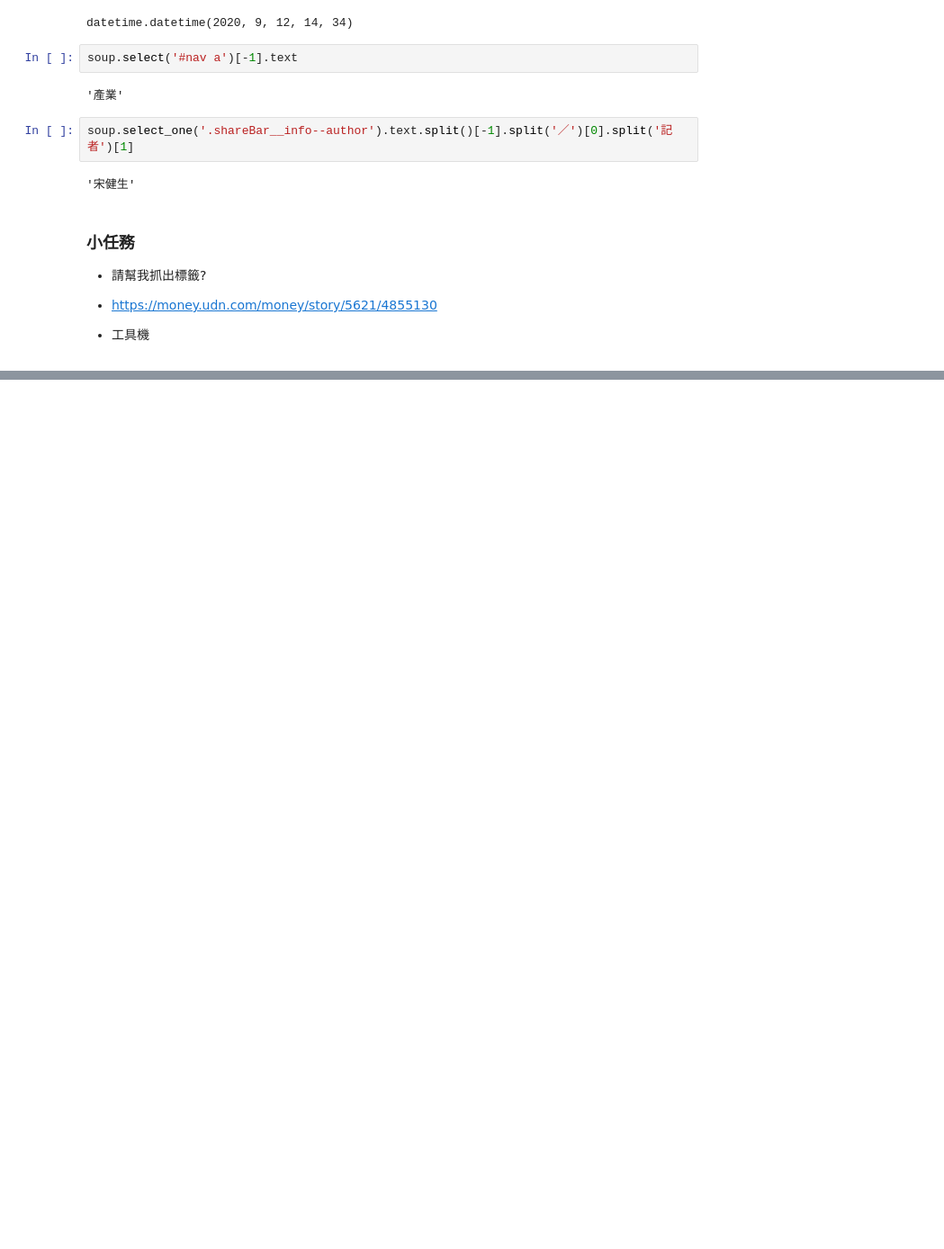
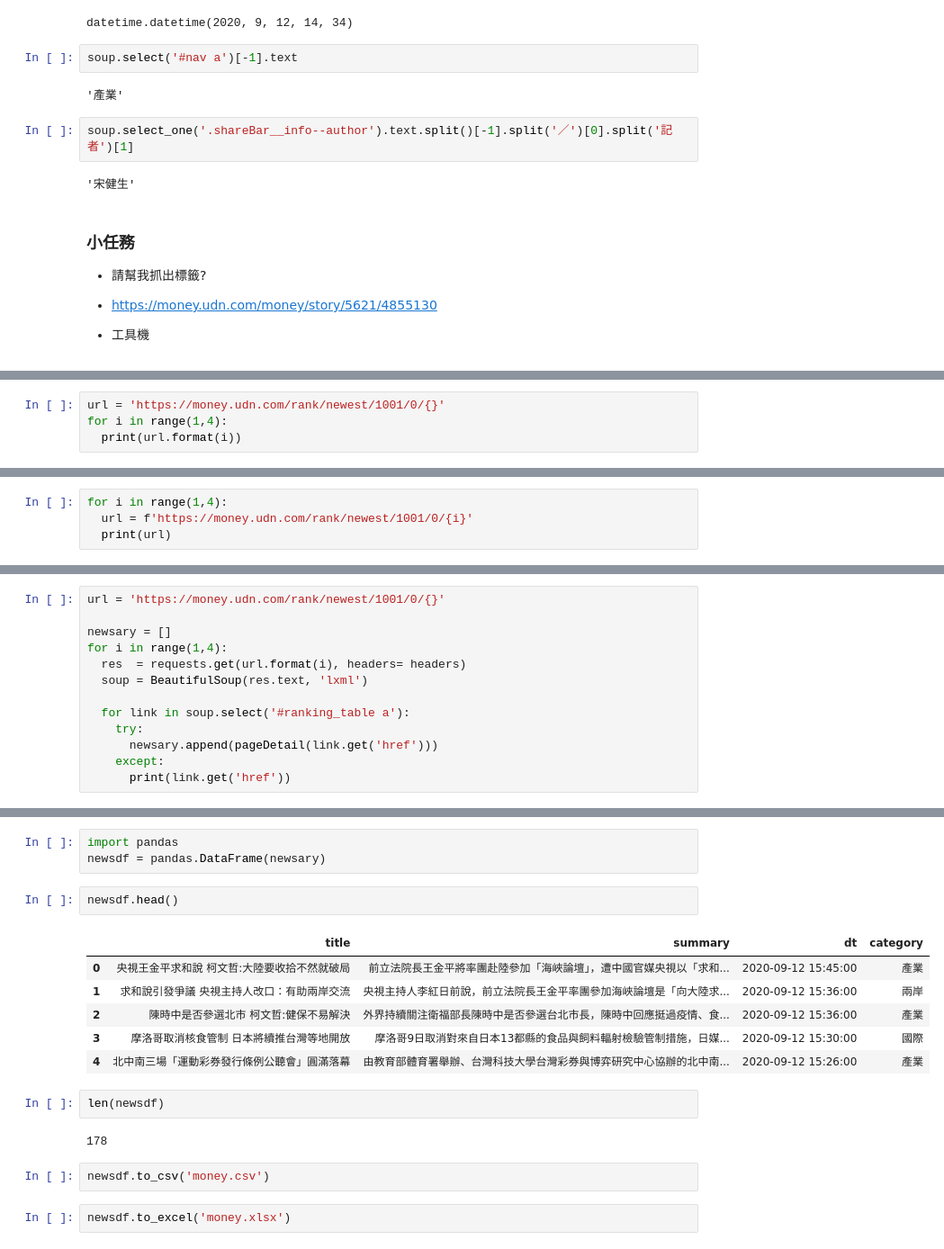
Before and after one commit to ywchiu/tibamepy, a Jupyter notebook: Demo20200912.ipynb, the cells around one changed output, grey strips where cells are left out. Shown at 90% size. Drawn from its saved outputs; the diff is of its cells as text; blank space fills up the shorter version.

```diff
--- a/Demo20200912.ipynb
+++ b/Demo20200912.ipynb
@@ -573,0 +627,4 @@ soup.select_one('.shareBar__info--author').text.split()[-1].split('／')[0].spli
+# %%
+url = 'https://money.udn.com/rank/newest/1001/0/{}'
+for i in range(1,4):
+  print(url.format(i))
@@ -573,0 +635,4 @@ soup.select_one('.shareBar__info--author').text.split()[-1].split('／')[0].spli
+# %%
+for i in range(1,4):
+  url = f'https://money.udn.com/rank/newest/1001/0/{i}'
+  print(url)
@@ -573,0 +643,13 @@ soup.select_one('.shareBar__info--author').text.split()[-1].split('／')[0].spli
+# %%
+url = 'https://money.udn.com/rank/newest/1001/0/{}'
+
+newsary = []
+for i in range(1,4):
+  res  = requests.get(url.format(i), headers= headers)
+  soup = BeautifulSoup(res.text, 'lxml')
+
+  for link in soup.select('#ranking_table a'):
+    try:
+      newsary.append(pageDetail(link.get('href')))
+    except:
+      print(link.get('href'))
@@ -573,0 +666,20 @@ soup.select_one('.shareBar__info--author').text.split()[-1].split('／')[0].spli
+# %%
+import pandas
+newsdf = pandas.DataFrame(newsary)
+# %%
+newsdf.head()
+# %% [output]
+|  | title | summary | dt | category |
+| 0 | 央視王金平求和說 柯文哲:大陸要收拾不然就破局 | 前立法院長王金平將率團赴陸參加「海峽論壇」，遭中國官媒央視以「求和... | 2020-09-12 15:45:00 | 產業 |
+| 1 | 求和說引發爭議 央視主持人改口：有助兩岸交流 | 央視主持人李紅日前說，前立法院長王金平率團參加海峽論壇是「向大陸求... | 2020-09-12 15:36:00 | 兩岸 |
+| 2 | 陳時中是否參選北市 柯文哲:健保不易解決 | 外界持續關注衛福部長陳時中是否參選台北市長，陳時中回應挺過疫情、食... | 2020-09-12 15:36:00 | 產業 |
+| 3 | 摩洛哥取消核食管制 日本將續推台灣等地開放 | 摩洛哥9日取消對來自日本13都縣的食品與飼料輻射檢驗管制措施，日媒... | 2020-09-12 15:30:00 | 國際 |
+| 4 | 北中南三場「運動彩券發行條例公聽會」圓滿落幕 | 由教育部體育署舉辦、台灣科技大學台灣彩券與博弈研究中心協辦的北中南... | 2020-09-12 15:26:00 | 產業 |
+# %%
+len(newsdf)
+# %% [output]
+178
+# %%
+newsdf.to_csv('money.csv')
+# %%
+newsdf.to_excel('money.xlsx')
```
Also changed, not shown: parts of 12 cells of this notebook.
